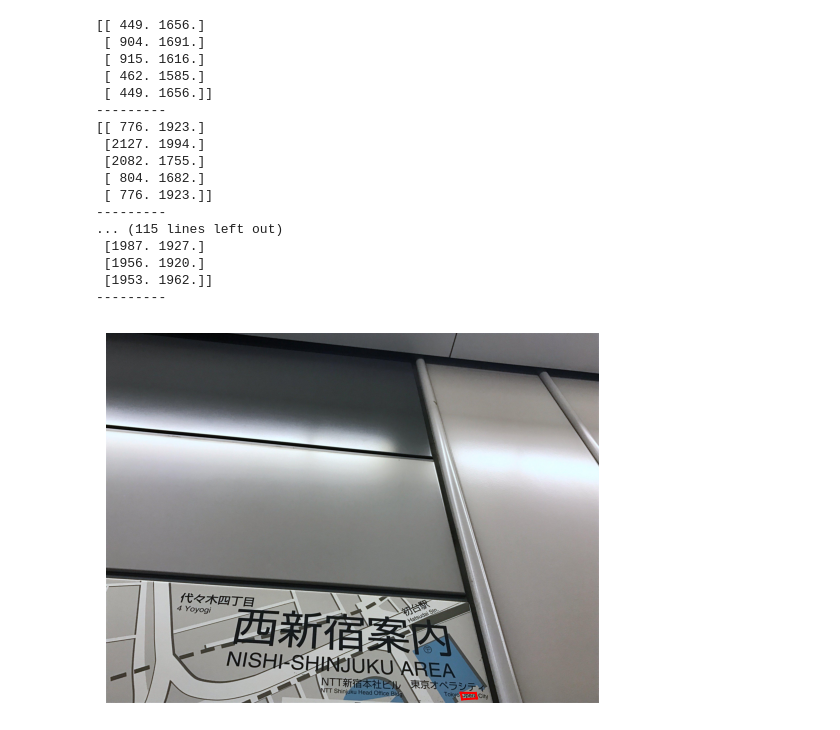
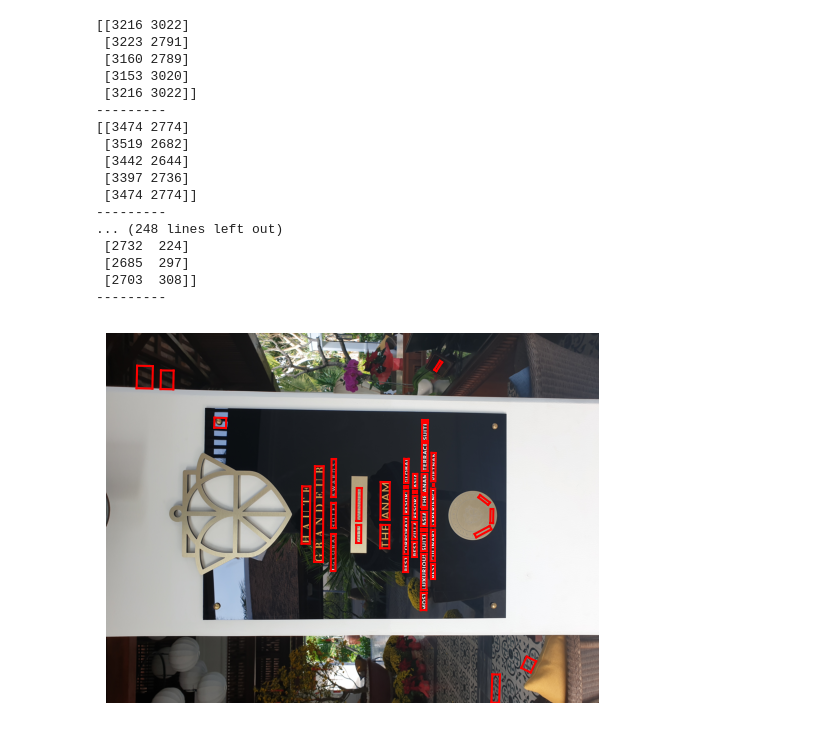
Before and after one commit to boostcampaitech4lv23cv1/level2_dataannotation_cv-level-cv-02, a Jupyter notebook: code/augmentation.ipynb, the cells around one changed output. Cells and saved outputs as stored; diff of their text form; code cells hidden in the pictures.

```diff
--- a/code/augmentation.ipynb
+++ b/code/augmentation.ipynb
@@ -982,8 +581,8 @@ class SceneTextDataset(Dataset):
 # %%
 DATA_PATH = '/opt/ml/input/data/ICDAR19'
-data = SceneTextDataset(DATA_PATH, split='train', image_size=1024, crop_size=512)
+data = SceneTextDataset(DATA_PATH, split='val', image_size=1024, crop_size=512)
 # %%
-data0 = data[3]
+data0 = data[100]
 data_0_1 = data0[0]
 
 print(data_0_1)
@@ -1013,8 +612,15 @@ for i in data_0_1:
 # %%
+print(data0[0])
+vis = data0[0].copy()
 
-vis = data0[0].copy()
-invTrans = A.Compose([A.Normalize(mean = [ 0., 0., 0. ],std = [ 1/0.229, 1/0.224, 1/0.225 ],max_pixel_value=1/255),A.Normalize(mean = [ -0.485, -0.456, -0.406 ],std = [ 1/255, 1/255, 1/255 ],max_pixel_value=255)])
+#train
+invTrans = A.Compose([A.Normalize(mean = [ 0., 0., 0. ],std = [ 1/0.5, 1/0.5, 1/0.5 ],max_pixel_value=1/255),A.Normalize(mean = [ -0.5, -0.5, -0.5 ],std = [ 1/255, 1/255, 1/255 ],max_pixel_value=255)])
+
+# val
+#invTrans = A.Compose([A.Normalize(mean = [ 0., 0., 0. ],std = [1,1,1],max_pixel_value=255)])
+
 vis = invTrans(image = vis)['image'].astype(np.uint8)
+
 print(vis[:,:,:])
 print(vis.shape)
 draw_bboxes(vis,data0[1],double_lined=True, thickness=2, thickness_sub=5, write_point_numbers=True)
@@ -1083,50 +681,49 @@ plot_ground_truth(data0[0], data0[1])
 # %%
 def plot_ground_truth(dataset_output0, dataset_output1):
-    SOURCE_IMG_PATH = "/opt/ml/input/data/ICDAR19/images"
-    SOURCE_JSON_PATH = "/opt/ml/input/data/ICDAR19/ufo/train.json"
+    SOURCE_IMG_PATH = "/opt/ml/input/data/boostcamp/images"
+    SOURCE_JSON_PATH = "/opt/ml/input/data/boostcamp/ufo/train.json"
 
     with open(SOURCE_JSON_PATH, "rb") as f:
         source_val_json = json.load(f)
 
-    file_name ='tr_img_06966.jpg'
-    img = cv2.imread(osp.join(SOURCE_IMG_PATH, file_name))[:, :, ::-1]
+    file_name = '20200128_153714.jpg'
+    #img = cv2.imread(osp.join(SOURCE_IMG_PATH, file_name))[:, :, ::-1]
+    img = Image.open(osp.join(SOURCE_IMG_PATH, file_name))
 
     fig, ax = plt.subplots(1,1)
     ground_truth = source_val_json["images"][file_name]["words"]
     i = -1
     for word_key, word_val in ground_truth.items():
         i+=1
         word = np.array(word_val["points"])
         #print(word)
         word =word[::-1]
         #print('*****')
         #print(word)
         word = np.append(word, word[0]).reshape(-1,2)
         print(word)
         print('---------')
-        if i==9:
-            print(word)
-            for prev_pos, next_pos in zip(word[:-1], word[1:]):
-                ax.plot( [prev_pos[0], next_pos[0]], [prev_pos[1], next_pos[1]],color='r', linestyle='-', linewidth=1.5)
+        for prev_pos, next_pos in zip(word[:-1], word[1:]):
+            ax.plot( [prev_pos[0], next_pos[0]], [prev_pos[1], next_pos[1]],color='r', linestyle='-', linewidth=1.5)
     ax.axis("off")
     ax.imshow(img)
 plot_ground_truth(0,0)
 # %% [output]
-[[ 449. 1656.]
- [ 904. 1691.]
- [ 915. 1616.]
- [ 462. 1585.]
- [ 449. 1656.]]
+[[3216 3022]
+ [3223 2791]
+ [3160 2789]
+ [3153 3020]
+ [3216 3022]]
 ---------
-[[ 776. 1923.]
- [2127. 1994.]
- [2082. 1755.]
- [ 804. 1682.]
- [ 776. 1923.]]
+[[3474 2774]
+ [3519 2682]
+ [3442 2644]
+ [3397 2736]
+ [3474 2774]]
 ---------
-... (115 lines left out)
- [1987. 1927.]
- [1956. 1920.]
- [1953. 1962.]]
+... (248 lines left out)
+ [2732  224]
+ [2685  297]
+ [2703  308]]
 ---------
-[figure, old version]
+[figure, new version]
```
Also changed, not shown: parts of 15 cells of this notebook, 38 other files.
